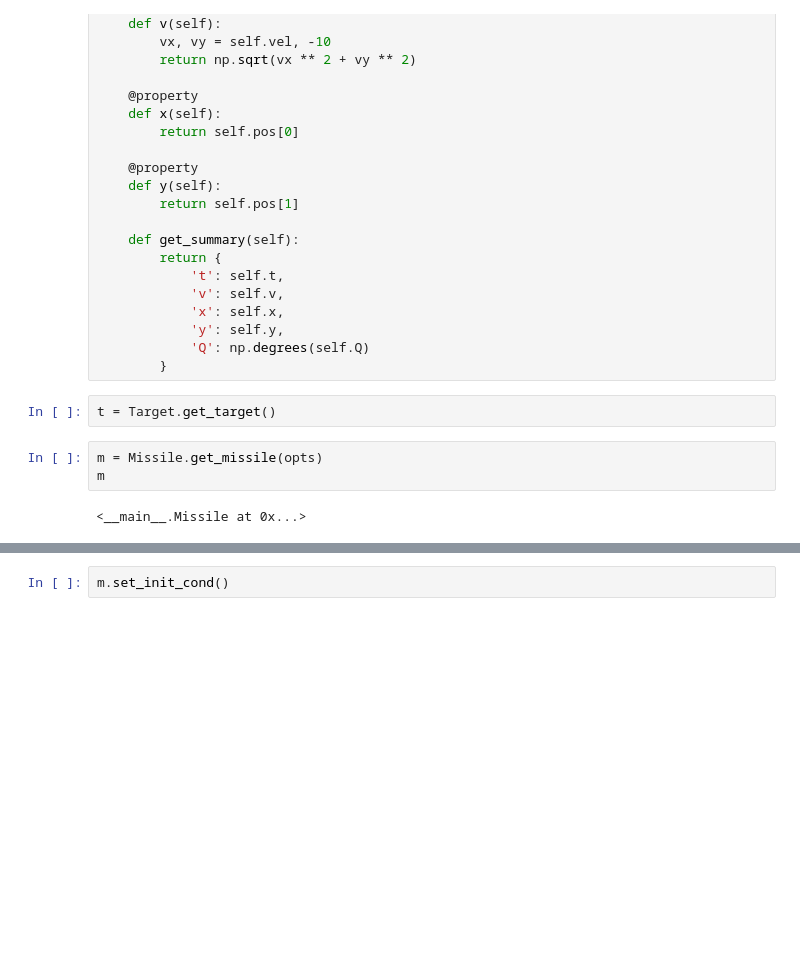
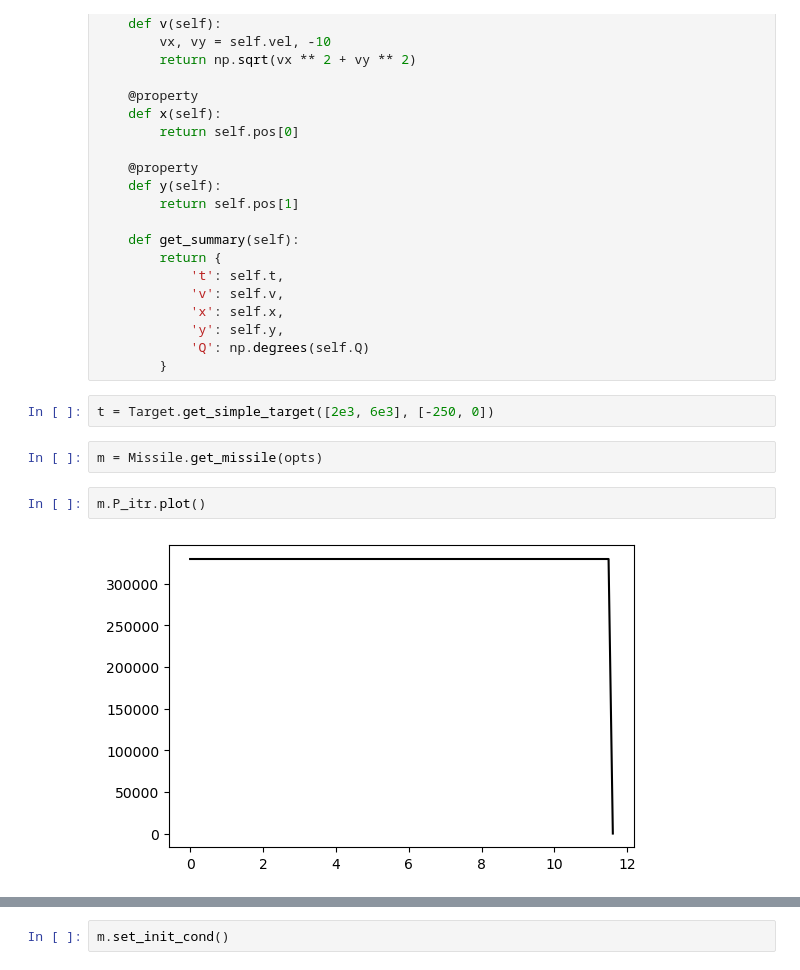
Before and after one commit to kirtis26/PyMissile, a Jupyter notebook: missile.ipynb, the cells around one changed output, grey strips where cells are left out. Drawn from its saved outputs; the diff is of its cells as text; blank space fills up the shorter version.

```diff
--- a/missile.ipynb
+++ b/missile.ipynb
@@ -603,10 +590,11 @@ class Target(object):
             'y': self.y,
             'Q': np.degrees(self.Q)
         }
-# %%
-t = Target.get_target()
+# %%
+t = Target.get_simple_target([2e3, 6e3], [-250, 0])
 # %%
 m = Missile.get_missile(opts)
-m
-# %% [output]
-<__main__.Missile at 0x...>
+# %%
+m.P_itr.plot()
+# %% [output]
+[figure, added]
```
Also changed, not shown: parts of 6 cells of this notebook.
